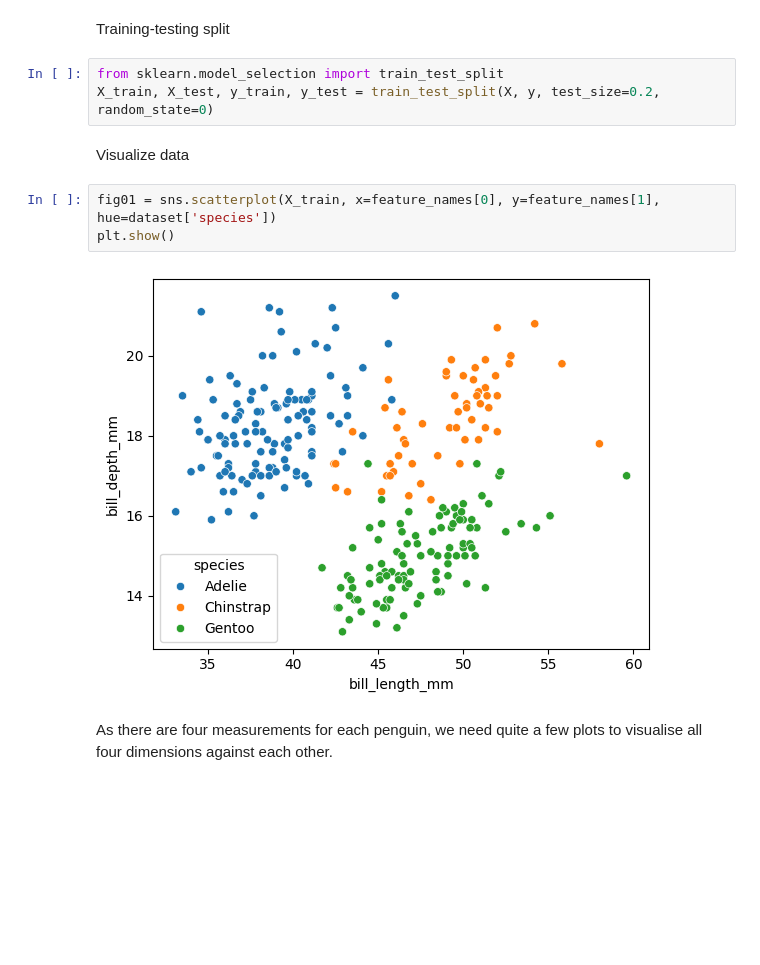
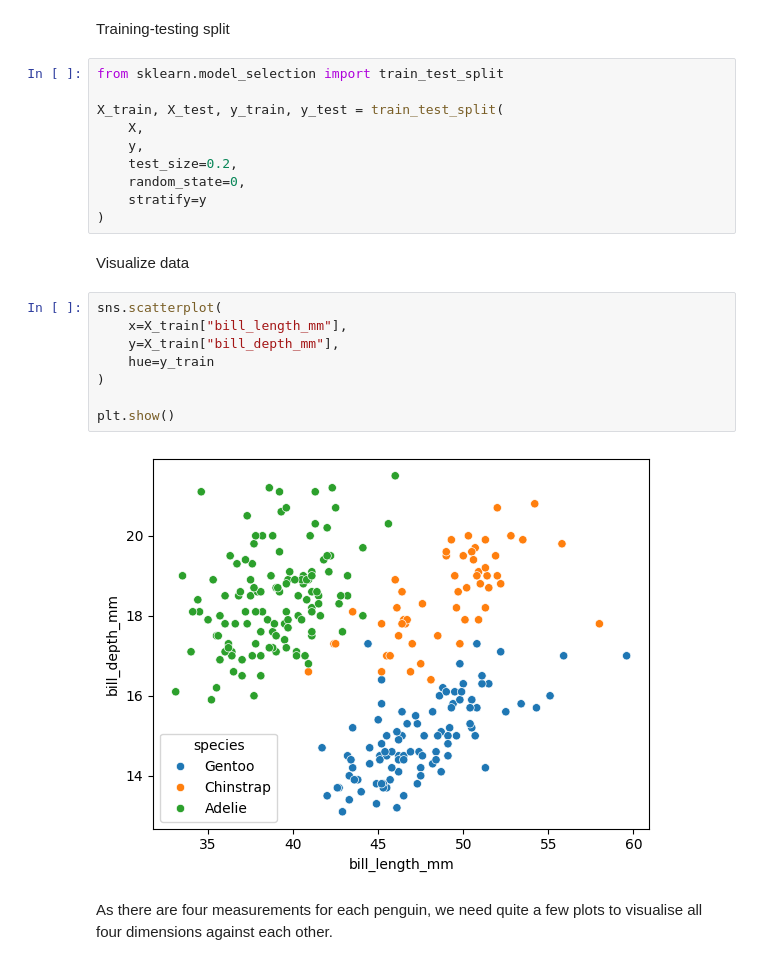
Before and after one commit to KristenScotti/Workshops, a Jupyter notebook: Introduction_to_Machine_Learning_with_Python_SupervisedMethods.ipynb, the cells around one changed output. Cells and saved outputs as stored; diff of their text form; blank space fills up the shorter version.

```diff
--- a/Introduction_to_Machine_Learning_with_Python_SupervisedMethods.ipynb
+++ b/Introduction_to_Machine_Learning_with_Python_SupervisedMethods.ipynb
@@ -394,14 +396,26 @@ y = dataset['species']
 Training-testing split
 # %%
 from sklearn.model_selection import train_test_split
-X_train, X_test, y_train, y_test = train_test_split(X, y, test_size=0.2, random_state=0)
+
+X_train, X_test, y_train, y_test = train_test_split(
+    X,
+    y,
+    test_size=0.2,
+    random_state=0,
+    stratify=y
+)
 # %% [markdown]
 Visualize data
-# %%
-fig01 = sns.scatterplot(X_train, x=feature_names[0], y=feature_names[1], hue=dataset['species'])
-plt.show()
-# %% [output]
-[figure, removed]
+# %%
+sns.scatterplot(
+    x=X_train["bill_length_mm"],
+    y=X_train["bill_depth_mm"],
+    hue=y_train
+)
+
+plt.show()
+# %% [output]
+[figure, added]
 # %% [markdown]
 As there are four measurements for each penguin, we need quite a few plots to visualise all four dimensions against each other.
 # %%
```
Also changed, not shown: parts of 15 cells of this notebook.
